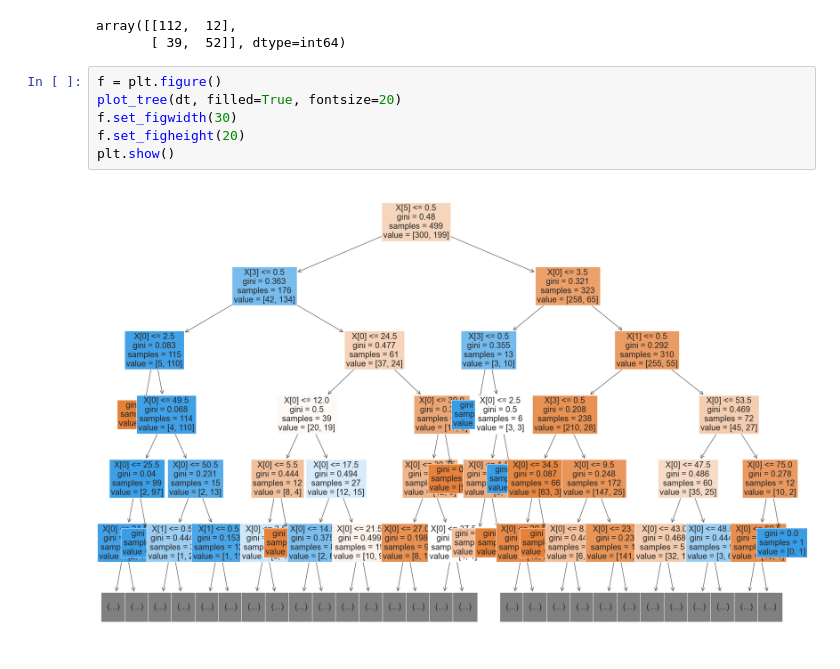
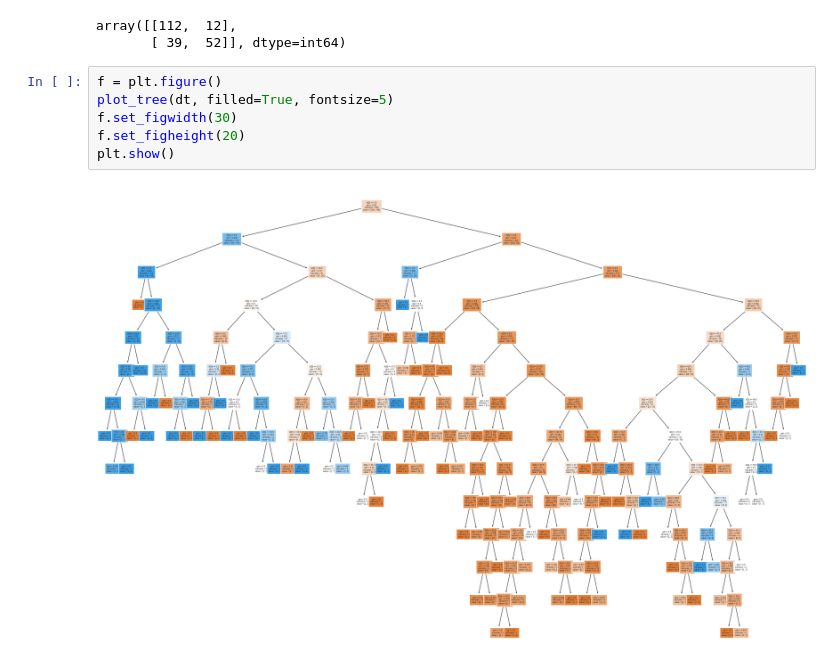
Before and after one commit to rubenbuelvas/Titanic, a Jupyter notebook: titanic.ipynb, the cells around one changed output. Saved outputs shown, nothing was run; the diff lists cells and outputs as text.

```diff
--- a/titanic.ipynb
+++ b/titanic.ipynb
@@ -191,9 +191,9 @@ array([[112,  12],
        [ 39,  52]], dtype=int64)
 # %%
 f = plt.figure()
-plot_tree(dt, filled=True, fontsize=20)
+plot_tree(dt, filled=True, fontsize=5)
 f.set_figwidth(30)
 f.set_figheight(20)
 plt.show()
 # %% [output]
-[figure, old version]
+[figure, new version]
```
